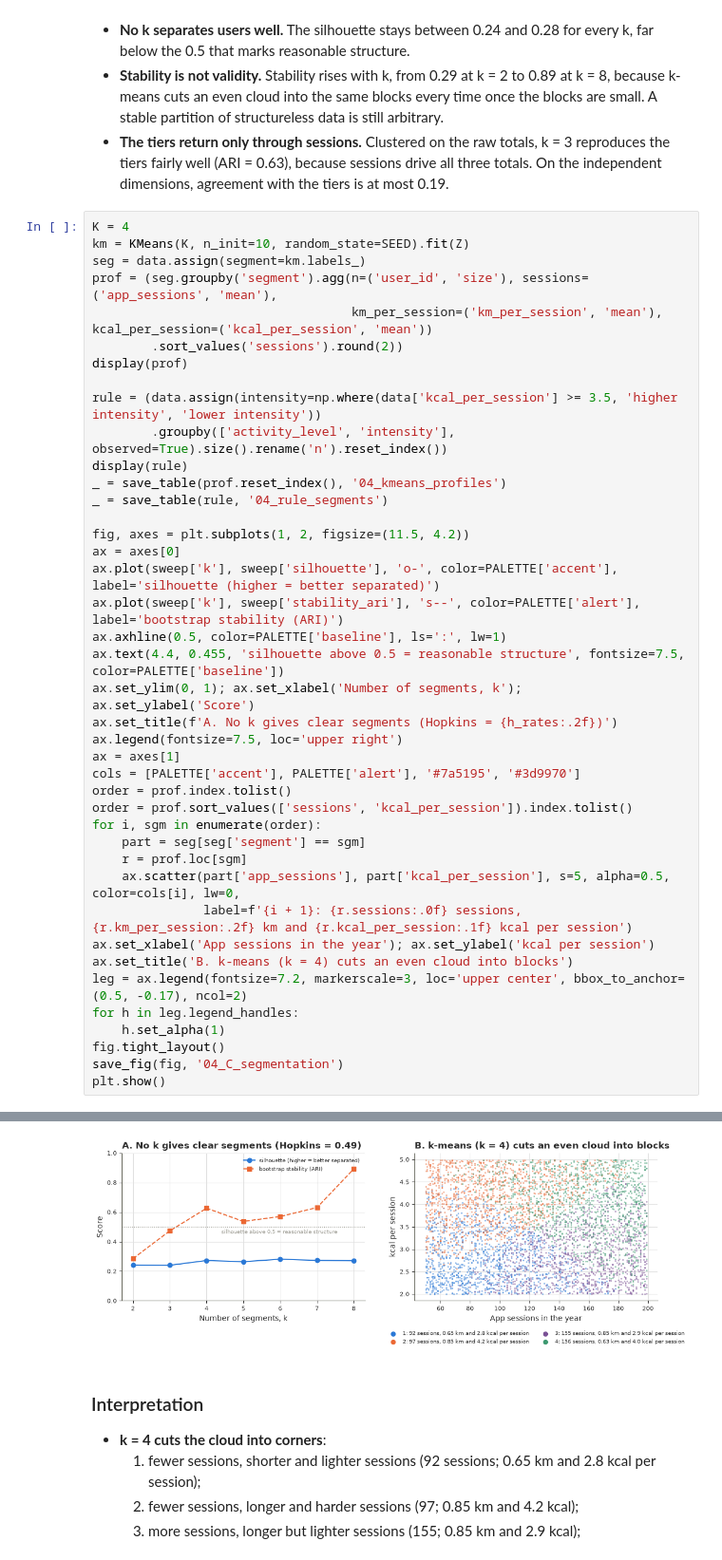
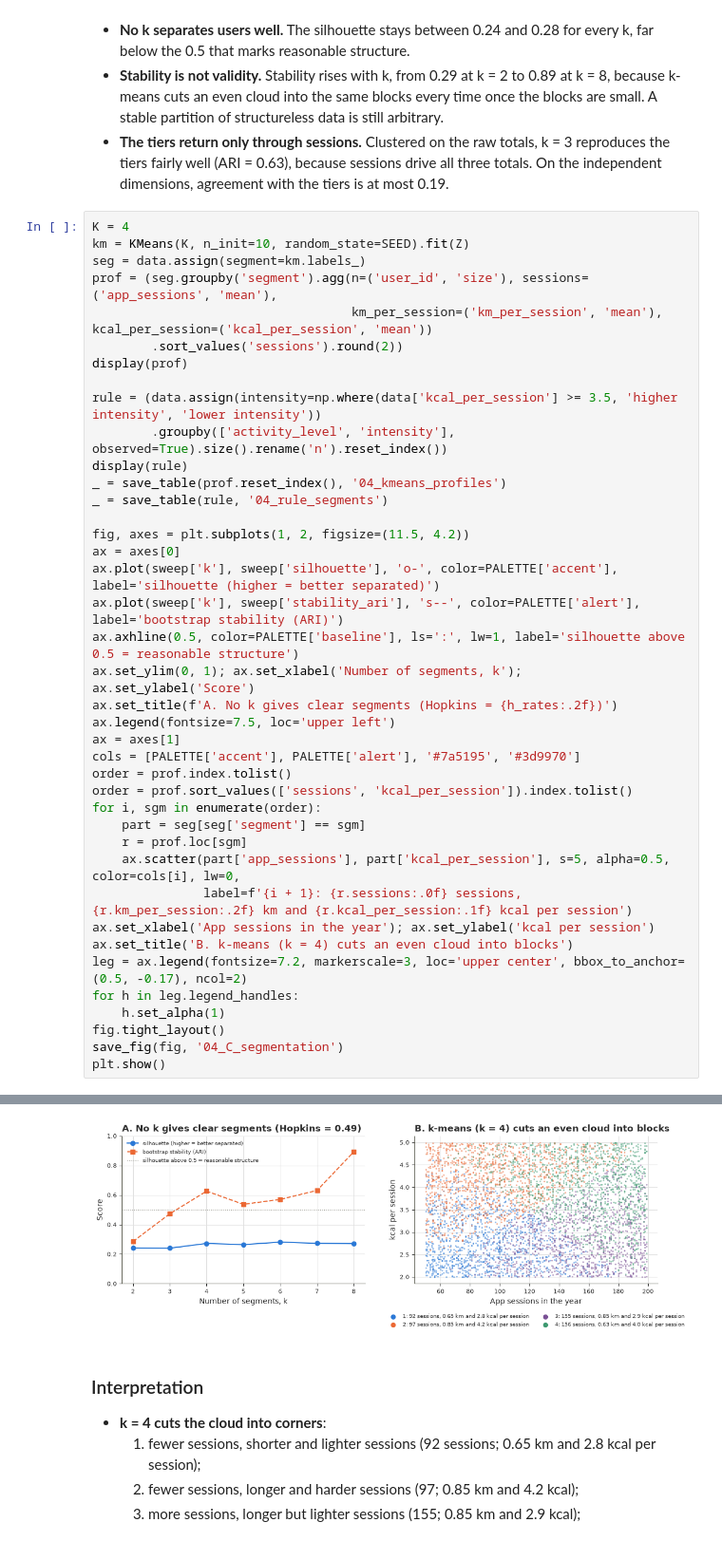
Before and after one commit to eirikrbe/MSE803-DA, a Jupyter notebook: Ass 2/Ass2-Fitness/notebooks/Ass2-Fitness_04_modeling.ipynb, the cells around one changed output, grey strips where cells are left out. Shown at 95% size. Cells and saved outputs as stored; diff of their text form.

```diff
--- a/Ass 2/Ass2-Fitness/notebooks/Ass2-Fitness_04_modeling.ipynb
+++ b/Ass 2/Ass2-Fitness/notebooks/Ass2-Fitness_04_modeling.ipynb
@@ -1007,11 +1008,10 @@ fig, axes = plt.subplots(1, 2, figsize=(11.5, 4.2))
 ax = axes[0]
 ax.plot(sweep['k'], sweep['silhouette'], 'o-', color=PALETTE['accent'], label='silhouette (higher = better separated)')
 ax.plot(sweep['k'], sweep['stability_ari'], 's--', color=PALETTE['alert'], label='bootstrap stability (ARI)')
-ax.axhline(0.5, color=PALETTE['baseline'], ls=':', lw=1)
-ax.text(4.4, 0.455, 'silhouette above 0.5 = reasonable structure', fontsize=7.5, color=PALETTE['baseline'])
+ax.axhline(0.5, color=PALETTE['baseline'], ls=':', lw=1, label='silhouette above 0.5 = reasonable structure')
 ax.set_ylim(0, 1); ax.set_xlabel('Number of segments, k'); ax.set_ylabel('Score')
 ax.set_title(f'A. No k gives clear segments (Hopkins = {h_rates:.2f})')
-ax.legend(fontsize=7.5, loc='upper right')
+ax.legend(fontsize=7.5, loc='upper left')
 ax = axes[1]
 cols = [PALETTE['accent'], PALETTE['alert'], '#7a5195', '#3d9970']
 order = prof.index.tolist()
@@ -1033,34 +1033,34 @@ plt.show()
 |  | n | sessions | km_per_session | kcal_per_session |
 | segment |  |  |  |  |
 | 3 | 1267 | 91.73 | 0.65 | 2.80 |
 | 0 | 1281 | 96.99 | 0.85 | 4.18 |
 | 2 | 1188 | 154.62 | 0.85 | 2.85 |
 | 1 | 1261 | 156.40 | 0.63 | 4.02 |
 |  | activity_level | intensity | n |
 | 0 | Sedentary | higher intensity | 807 |
 | 1 | Sedentary | lower intensity | 827 |
 | 2 | Moderate | higher intensity | 844 |
 | 3 | Moderate | lower intensity | 889 |
 | 4 | Active | higher intensity | 801 |
 | 5 | Active | lower intensity | 829 |
 saved outputs/tables/04_kmeans_profiles.csv
 
  segment    n  sessions  km_per_session  kcal_per_session
        3 1267     91.73            0.65              2.80
        0 1281     96.99            0.85              4.18
        2 1188    154.62            0.85              2.85
        1 1261    156.40            0.63              4.02
 saved outputs/tables/04_rule_segments.csv
 
 activity_level        intensity   n
      Sedentary higher intensity 807
      Sedentary  lower intensity 827
       Moderate higher intensity 844
       Moderate  lower intensity 889
         Active higher intensity 801
         Active  lower intensity 829
 saved outputs/figures/04_C_segmentation.png
-[figure, old version]
+[figure, new version]
 # %% [markdown]
 ### Interpretation
 
```
Also changed, not shown: parts of 2 cells of this notebook, 7 other files.
